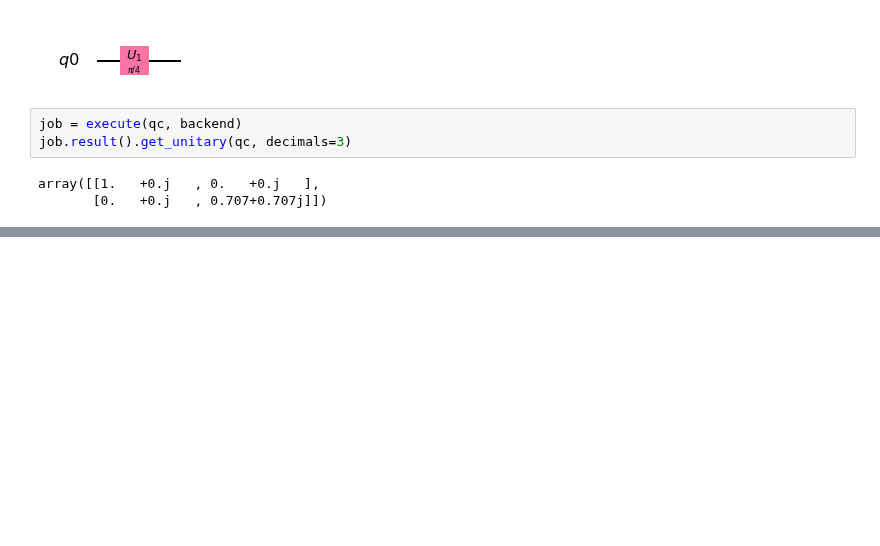
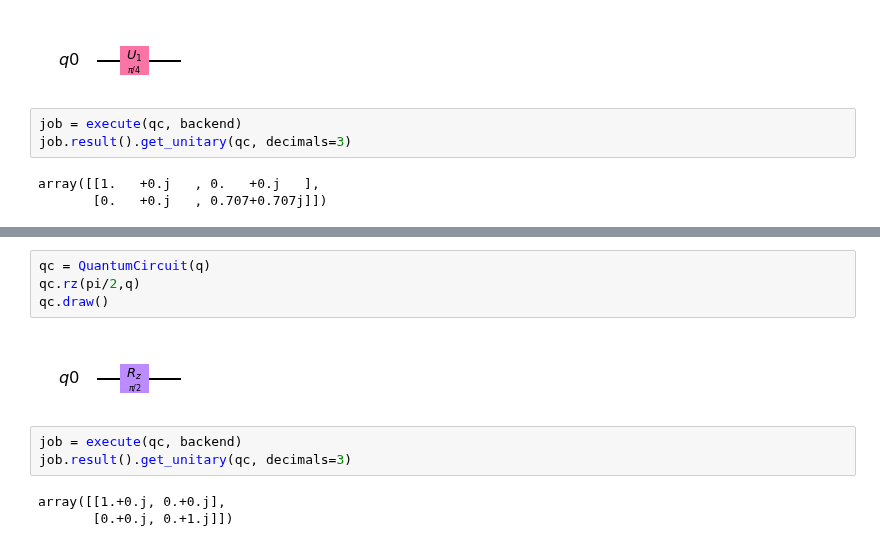
Before and after one commit to ertogrul/q-way, a Jupyter notebook: 202-summary_of_q_operations.ipynb, the cells around one changed output, grey strips where cells are left out. Saved outputs shown, nothing was run; the diff lists cells and outputs as text; blank space fills up the shorter version.

```diff
--- a/202-summary_of_q_operations.ipynb
+++ b/202-summary_of_q_operations.ipynb
@@ -261,0 +292,12 @@ array([[1.   +0.j   , 0.   +0.j   ],
+# %%
+qc = QuantumCircuit(q)
+qc.rz(pi/2,q)
+qc.draw()
+# %% [output]
+[figure, added]
+# %%
+job = execute(qc, backend)
+job.result().get_unitary(qc, decimals=3)
+# %% [output]
+array([[1.+0.j, 0.+0.j],
+       [0.+0.j, 0.+1.j]])
```
Also changed, not shown: parts of 8 cells of this notebook.
